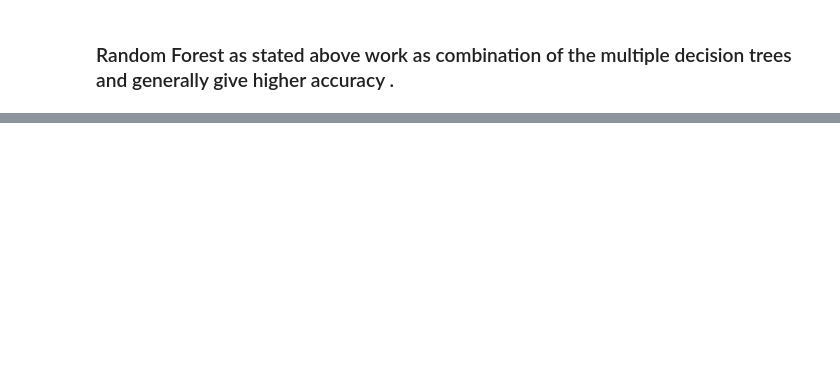
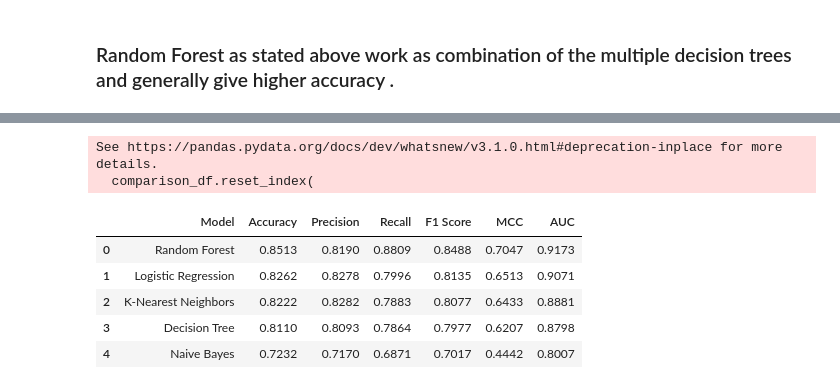
Before and after one commit to 2026ct05003-KajalTiwari/ML_Assignment_2_2026CT05003, a Jupyter notebook: notebooks/Assignment2.ipynb, the cells around one changed output, grey strips where cells are left out. Drawn from its saved outputs; the diff is of its cells as text; code cells hidden in the pictures; blank space fills up the shorter version.

```diff
--- a/notebooks/Assignment2.ipynb
+++ b/notebooks/Assignment2.ipynb
@@ -447,0 +498,30 @@ AUC      : 0.9173
+# %%
+comparison_df = pd.DataFrame(model_results)
+
+comparison_df = comparison_df.drop_duplicates(
+    subset='Model',
+    keep='last'
+)
+
+comparison_df = comparison_df.round(4)
+
+comparison_df = comparison_df.sort_values(
+    by='Accuracy',
+    ascending=False
+)
+
+comparison_df.reset_index(
+    drop=True,
+    inplace=True
+)
+
+comparison_df
+# %% [output]
+See https://pandas.pydata.org/docs/dev/whatsnew/v3.1.0.html#deprecation-inplace for more details.
+  comparison_df.reset_index(
+|  | Model | Accuracy | Precision | Recall | F1 Score | MCC | AUC |
+| 0 | Random Forest | 0.8513 | 0.8190 | 0.8809 | 0.8488 | 0.7047 | 0.9173 |
+| 1 | Logistic Regression | 0.8262 | 0.8278 | 0.7996 | 0.8135 | 0.6513 | 0.9071 |
+| 2 | K-Nearest Neighbors | 0.8222 | 0.8282 | 0.7883 | 0.8077 | 0.6433 | 0.8881 |
+| 3 | Decision Tree | 0.8110 | 0.8093 | 0.7864 | 0.7977 | 0.6207 | 0.8798 |
+| 4 | Naive Bayes | 0.7232 | 0.7170 | 0.6871 | 0.7017 | 0.4442 | 0.8007 |
```
Also changed, not shown: parts of 6 cells of this notebook, 7 other files.
